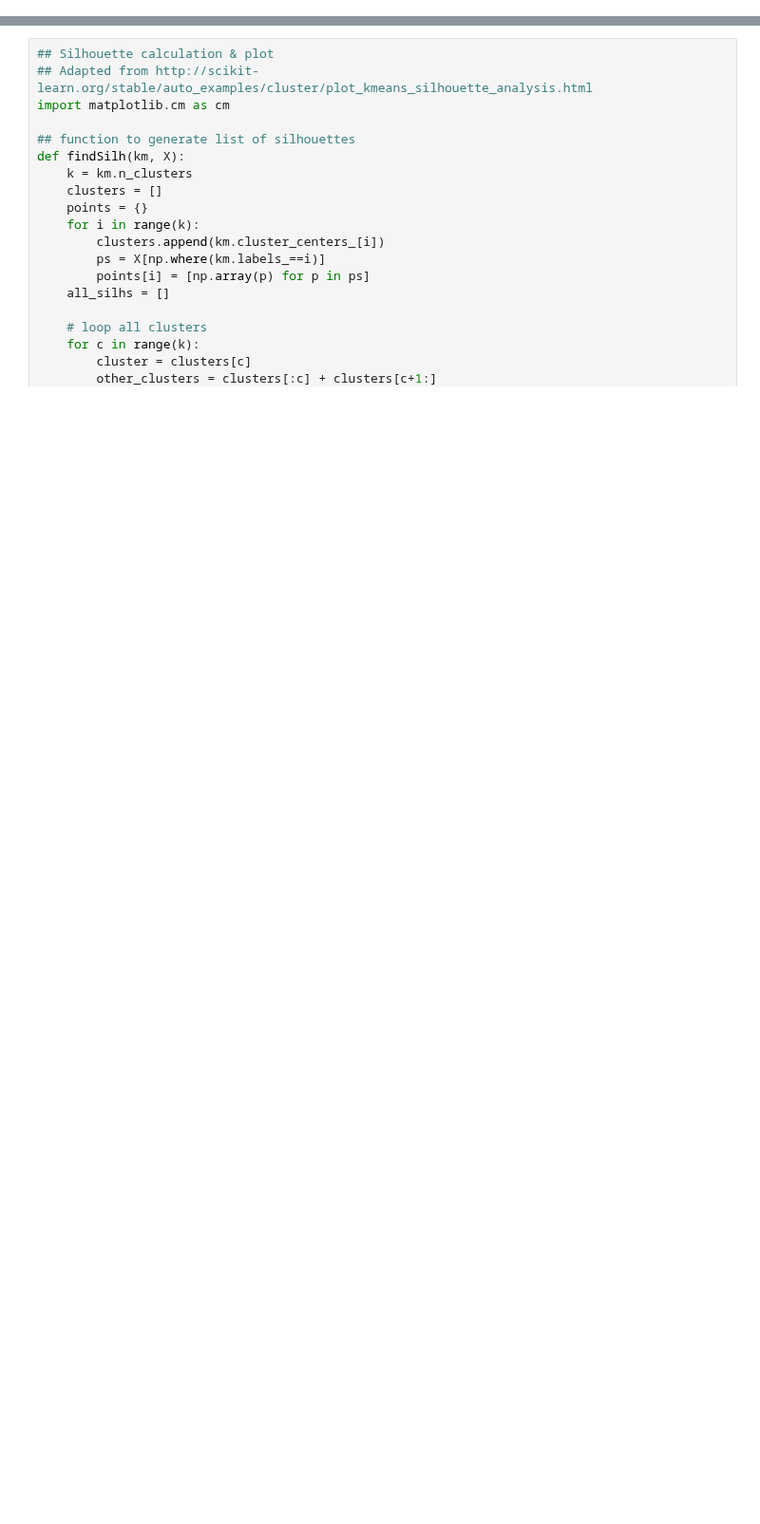
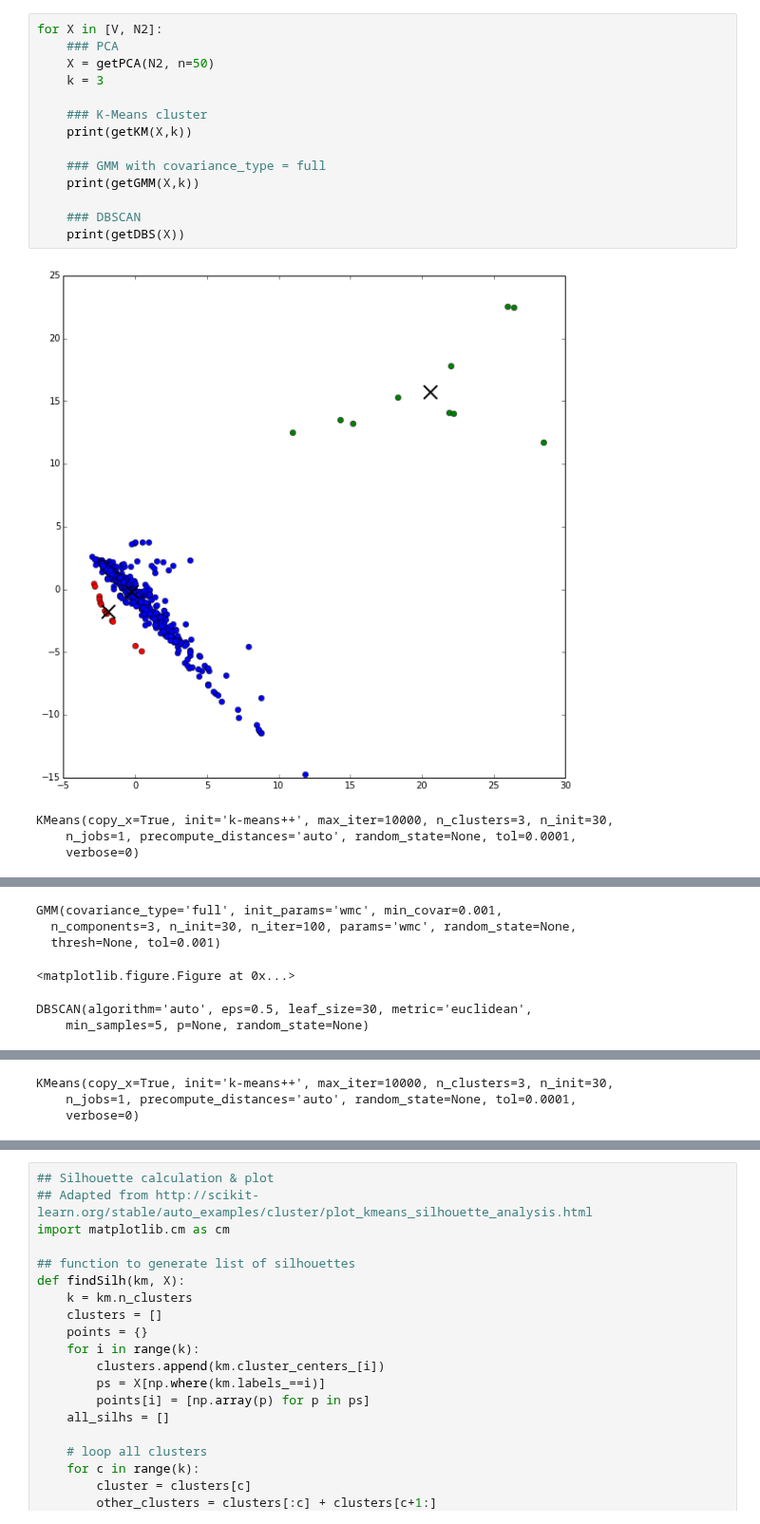
Before and after one commit to dingchaoz/machine_learning, a Jupyter notebook: HW4/Clustering_play.ipynb, the cells around one changed output, grey strips where cells are left out. Shown at 95% size. Saved outputs shown, nothing was run; the diff lists cells and outputs as text; blank space fills up the shorter version.

```diff
--- a/HW4/Clustering_play.ipynb
+++ b/HW4/Clustering_play.ipynb
@@ -85,0 +112,19 @@ plt.show()
+# %%
+for X in [V, N2]:
+    ### PCA
+    X = getPCA(N2, n=50)
+    k = 3
+
+    ### K-Means cluster
+    print(getKM(X,k))
+
+    ### GMM with covariance_type = full
+    print(getGMM(X,k))
+
+    ### DBSCAN
+    print(getDBS(X))
+# %% [output]
+[figure, added]
+KMeans(copy_x=True, init='k-means++', max_iter=10000, n_clusters=3, n_init=30,
+    n_jobs=1, precompute_distances='auto', random_state=None, tol=0.0001,
+    verbose=0)
@@ -85,0 +132,6 @@ plt.show()
+GMM(covariance_type='full', init_params='wmc', min_covar=0.001,
+  n_components=3, n_init=30, n_iter=100, params='wmc', random_state=None,
+  thresh=None, tol=0.001)
+<matplotlib.figure.Figure at 0x...>
+DBSCAN(algorithm='auto', eps=0.5, leaf_size=30, metric='euclidean',
+    min_samples=5, p=None, random_state=None)
@@ -85,0 +139,3 @@ plt.show()
+KMeans(copy_x=True, init='k-means++', max_iter=10000, n_clusters=3, n_init=30,
+    n_jobs=1, precompute_distances='auto', random_state=None, tol=0.0001,
+    verbose=0)
```
Also changed, not shown: parts of 10 cells of this notebook.
